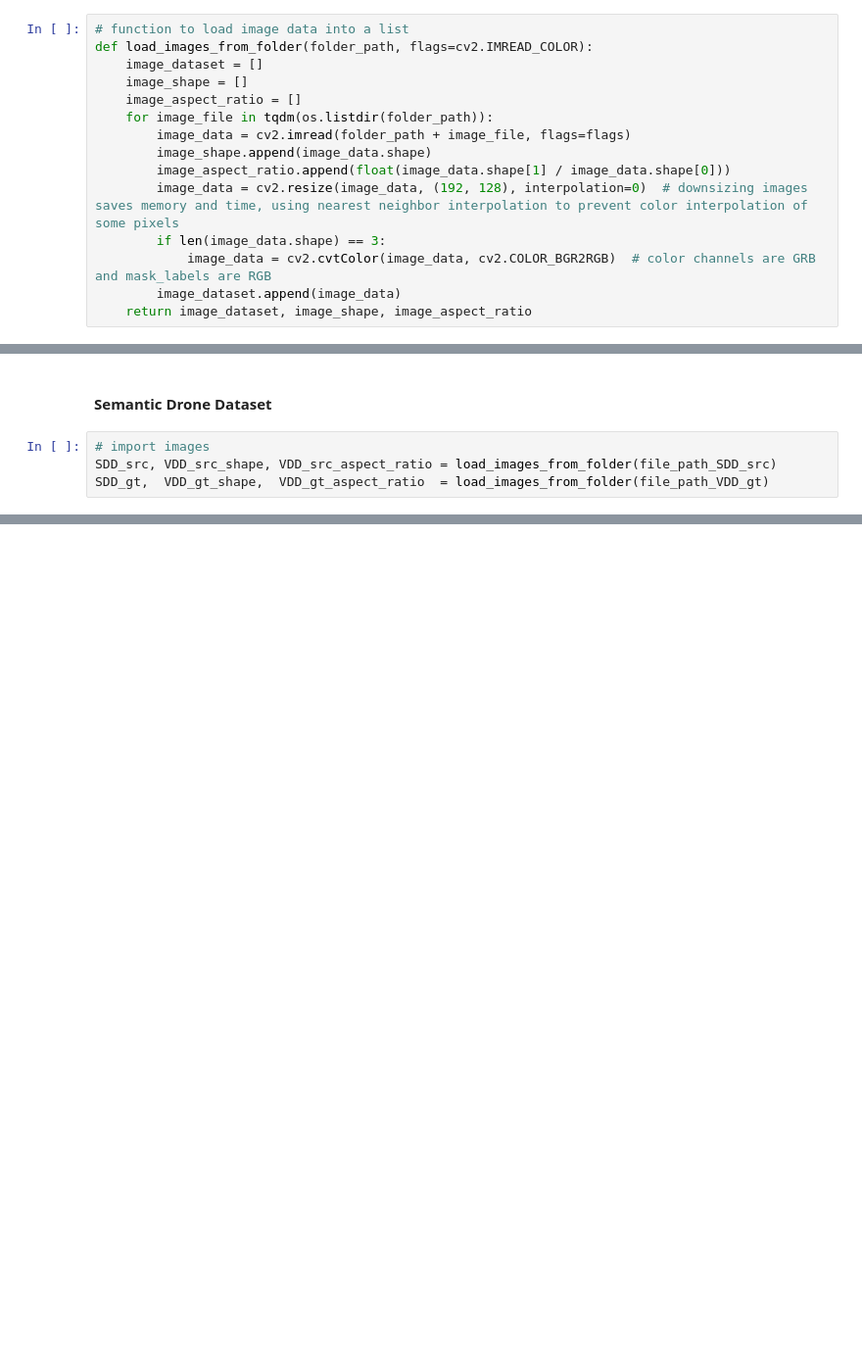
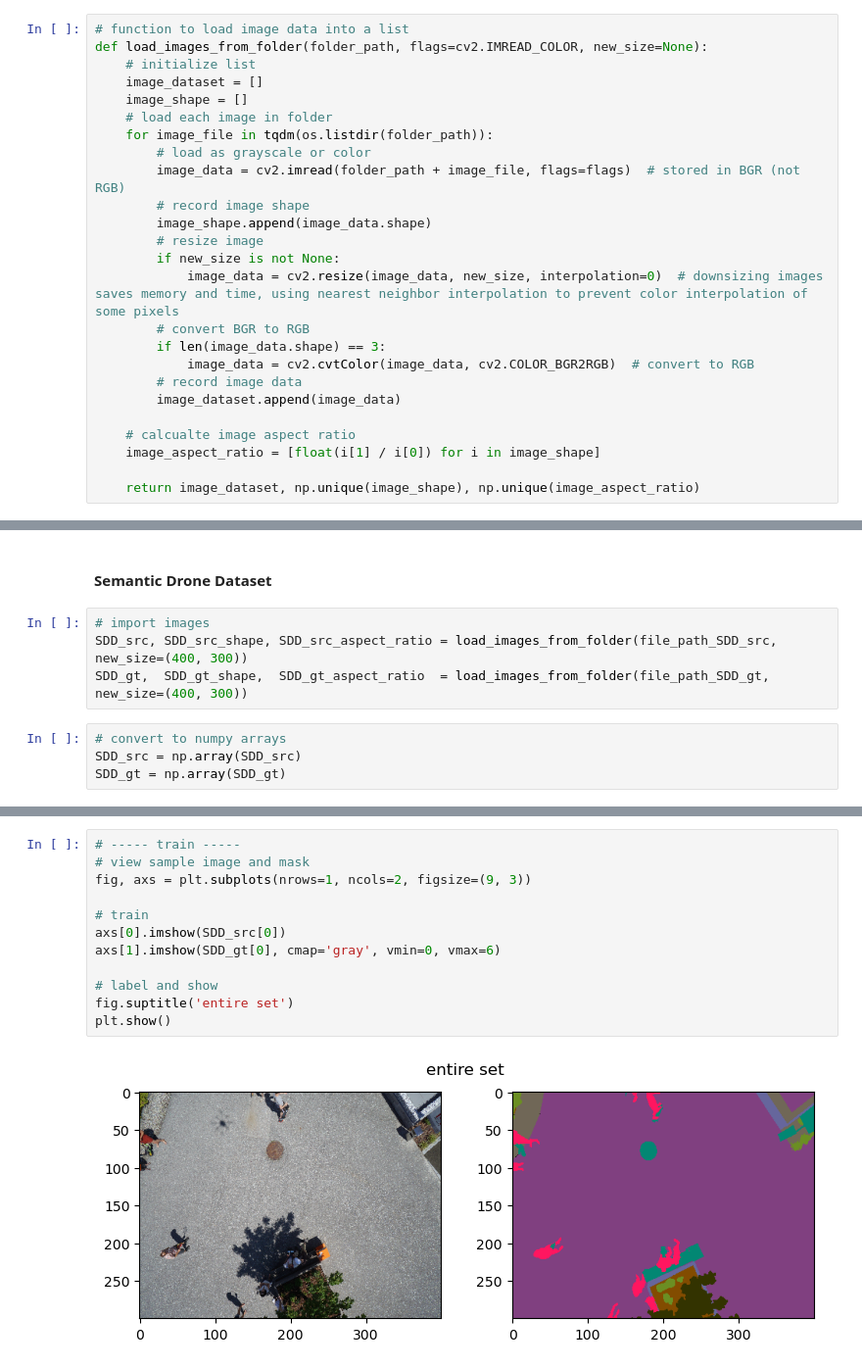
Before and after one commit to jesseingraham/Semantic-Segmentation-of-Aerial-Cityscapes, a Jupyter notebook: notebooks/02_Preprocessing_and_Training_Data_Development.ipynb, the cells around one changed output, grey strips where cells are left out. Shown at 98% size. Saved outputs shown, nothing was run; the diff lists cells and outputs as text; blank space fills up the shorter version.

```diff
--- a/notebooks/02_Preprocessing_and_Training_Data_Development.ipynb
+++ b/notebooks/02_Preprocessing_and_Training_Data_Development.ipynb
@@ -26,19 +28,29 @@ from PIL import Image
 ### Functions
 # %%
 # function to load image data into a list
-def load_images_from_folder(folder_path, flags=cv2.IMREAD_COLOR):
+def load_images_from_folder(folder_path, flags=cv2.IMREAD_COLOR, new_size=None):
+    # initialize list
     image_dataset = []
     image_shape = []
-    image_aspect_ratio = []
+    # load each image in folder
     for image_file in tqdm(os.listdir(folder_path)):
-        image_data = cv2.imread(folder_path + image_file, flags=flags)
+        # load as grayscale or color
+        image_data = cv2.imread(folder_path + image_file, flags=flags)  # stored in BGR (not RGB)
+        # record image shape
         image_shape.append(image_data.shape)
-        image_aspect_ratio.append(float(image_data.shape[1] / image_data.shape[0]))
-        image_data = cv2.resize(image_data, (192, 128), interpolation=0)  # downsizing images saves memory and time, using nearest neighbor interpolation to prevent color interpolation of some pixels
+        # resize image
+        if new_size is not None:
+            image_data = cv2.resize(image_data, new_size, interpolation=0)  # downsizing images saves memory and time, using nearest neighbor interpolation to prevent color interpolation of some pixels
+        # convert BGR to RGB
         if len(image_data.shape) == 3:
-            image_data = cv2.cvtColor(image_data, cv2.COLOR_BGR2RGB)  # color channels are GRB and mask_labels are RGB
+            image_data = cv2.cvtColor(image_data, cv2.COLOR_BGR2RGB)  # convert to RGB
+        # record image data
         image_dataset.append(image_data)
-    return image_dataset, image_shape, image_aspect_ratio
+
+    # calcualte image aspect ratio
+    image_aspect_ratio = [float(i[1] / i[0]) for i in image_shape]
+
+    return image_dataset, np.unique(image_shape), np.unique(image_aspect_ratio)
 # %% [markdown]
 ### Define data paths
 # %% [markdown]
@@ -85,5 +106,9 @@ VDD_test_gt,   VDD_test_gt_shape,   VDD_test_gt_aspect_ratio   = load_images_fro
 #### Semantic Drone Dataset
 # %%
 # import images
-SDD_src, VDD_src_shape, VDD_src_aspect_ratio = load_images_from_folder(file_path_SDD_src)
-SDD_gt,  VDD_gt_shape,  VDD_gt_aspect_ratio  = load_images_from_folder(file_path_VDD_gt)
+SDD_src, SDD_src_shape, SDD_src_aspect_ratio = load_images_from_folder(file_path_SDD_src, new_size=(400, 300))
+SDD_gt,  SDD_gt_shape,  SDD_gt_aspect_ratio  = load_images_from_folder(file_path_SDD_gt, new_size=(400, 300))
+# %%
+# convert to numpy arrays
+SDD_src = np.array(SDD_src)
+SDD_gt = np.array(SDD_gt)
@@ -89,0 +161,14 @@ SDD_gt,  VDD_gt_shape,  VDD_gt_aspect_ratio  = load_images_from_folder(file_path
+# %%
+# ----- train -----
+# view sample image and mask
+fig, axs = plt.subplots(nrows=1, ncols=2, figsize=(9, 3))
+
+# train
+axs[0].imshow(SDD_src[0])
+axs[1].imshow(SDD_gt[0], cmap='gray', vmin=0, vmax=6)
+
+# label and show
+fig.suptitle('entire set')
+plt.show()
+# %% [output]
+[figure, added]
```
Also changed, not shown: parts of 34 cells of this notebook.
